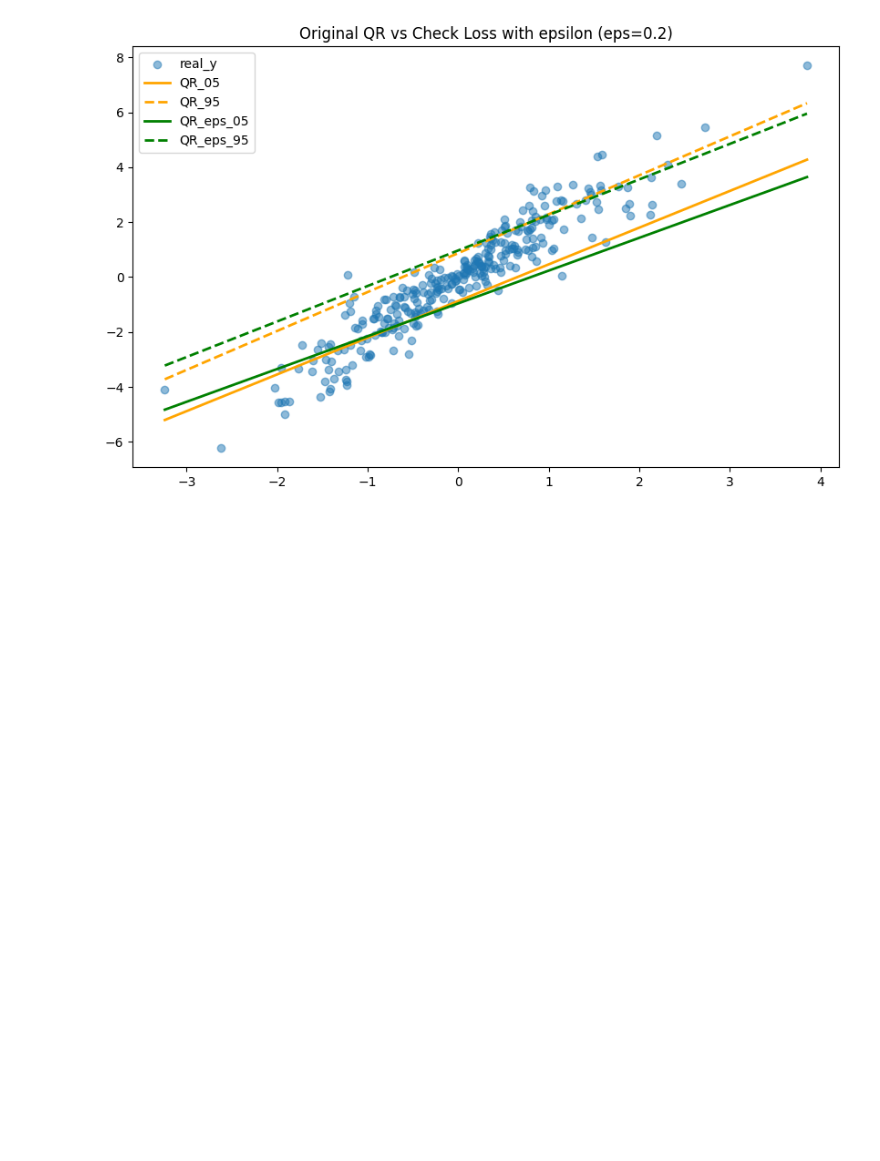
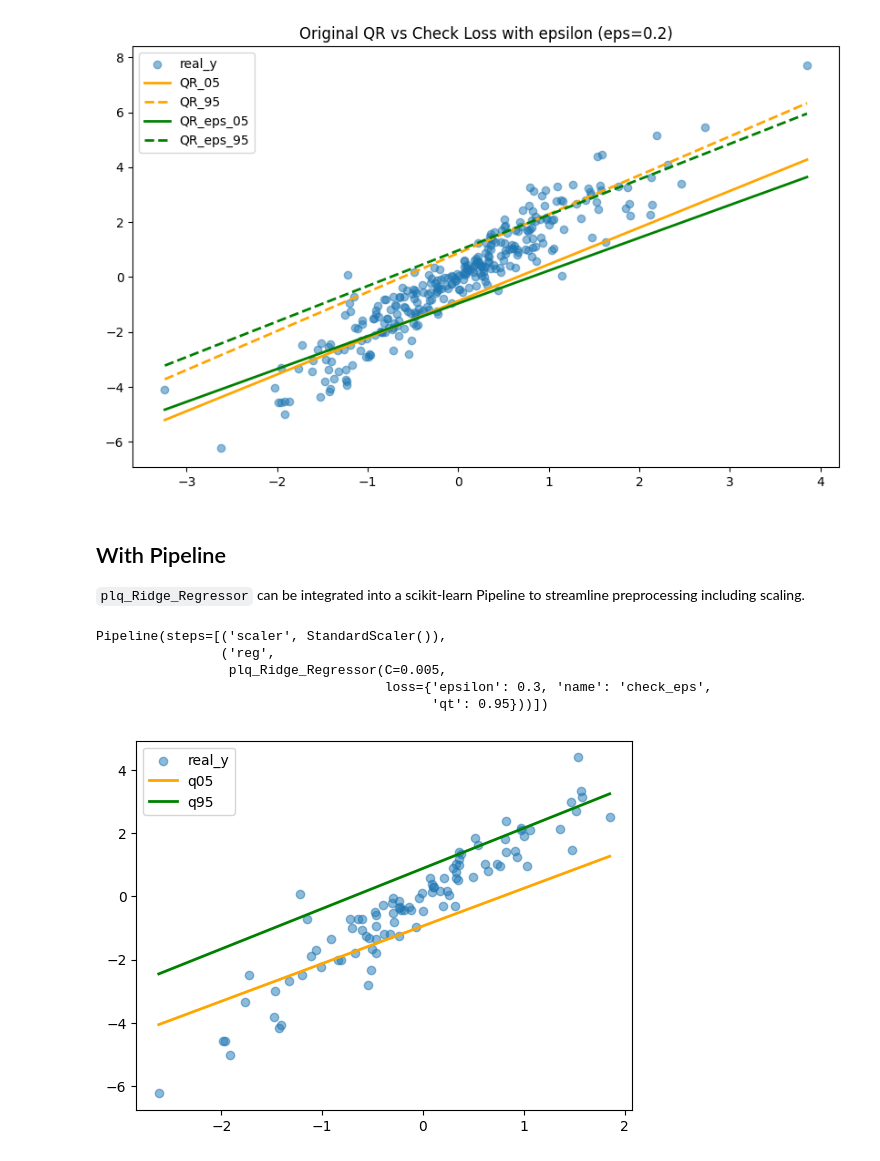
Before and after one commit to softmin/ReHLine-python, a Jupyter notebook: doc/source/examples/QR_eps.ipynb, the cells around one changed output. Saved outputs shown, nothing was run; the diff lists cells and outputs as text; code cells hidden in the pictures; blank space fills up the shorter version.

```diff
--- a/doc/source/examples/QR_eps.ipynb
+++ b/doc/source/examples/QR_eps.ipynb
@@ -130,3 +141,6 @@ plt.title(f"Original QR vs Check Loss with epsilon (eps={epsilon})")
 plt.show()
 # %% [output]
 [figure]
+# %% [markdown]
+## With Pipeline
+`plq_Ridge_Regressor` can be integrated into a scikit-learn Pipeline to streamline preprocessing including scaling.
@@ -132,0 +157,53 @@ plt.show()
+# %%
+# Fit Check Loss with epsilon (two quantiles)
+from sklearn.pipeline import Pipeline
+from sklearn.preprocessing import StandardScaler
+
+from rehline import plq_Ridge_Regressor
+
+epsilon = 0.3
+
+pipe5 = Pipeline(
+    [
+        ("scaler", StandardScaler()),
+        ("reg", plq_Ridge_Regressor(loss={"name": "check_eps", "qt": 0.05, "epsilon": epsilon}, C=10.0 / n)),
+    ]
+)
+pipe5.fit(X=X, y=y)
+
+pipe95 = Pipeline(
+    [
+        ("scaler", StandardScaler()),
+        ("reg", plq_Ridge_Regressor(loss={"name": "check_eps", "qt": 0.95, "epsilon": epsilon}, C=10.0 / n)),
+    ]
+)
+pipe95.fit(X=X, y=y)
+# %% [output]
+Pipeline(steps=[('scaler', StandardScaler()),
+                ('reg',
+                 plq_Ridge_Regressor(C=0.005,
+                                     loss={'epsilon': 0.3, 'name': 'check_eps',
+                                           'qt': 0.95}))])
+# %%
+# Plot
+import matplotlib.pyplot as plt
+import numpy as np
+
+n_sample = 100
+X_sample, y_sample = X[:n_sample], y[:n_sample]
+q05_sample = pipe5.predict(X_sample)
+q95_sample = pipe95.predict(X_sample)
+
+sort_idx = np.argsort(X_sample[:, 0])
+x0_sorted = X_sample[sort_idx, 0]
+y_sorted = y_sample[sort_idx]
+q05_sorted = q05_sample[sort_idx]
+q95_sorted = q95_sample[sort_idx]
+
+plt.scatter(x0_sorted, y_sorted, alpha=0.5, label="real_y")
+plt.plot(x0_sorted, q05_sorted, color="orange", linewidth=2, label="q05")
+plt.plot(x0_sorted, q95_sorted, color="green", linewidth=2, label="q95")
+plt.legend()
+plt.show()
+# %% [output]
+[figure, added]
```
Also changed, not shown: parts of 11 cells of this notebook, 24 other files.
